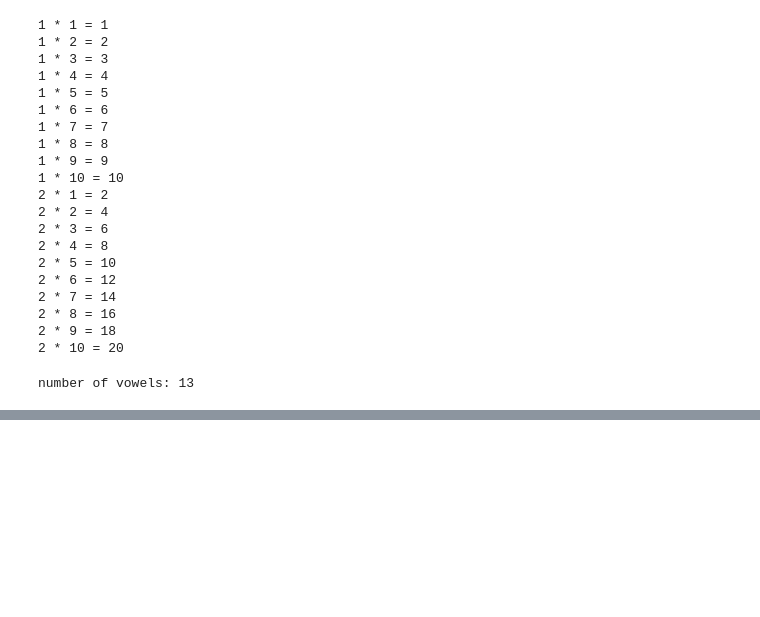
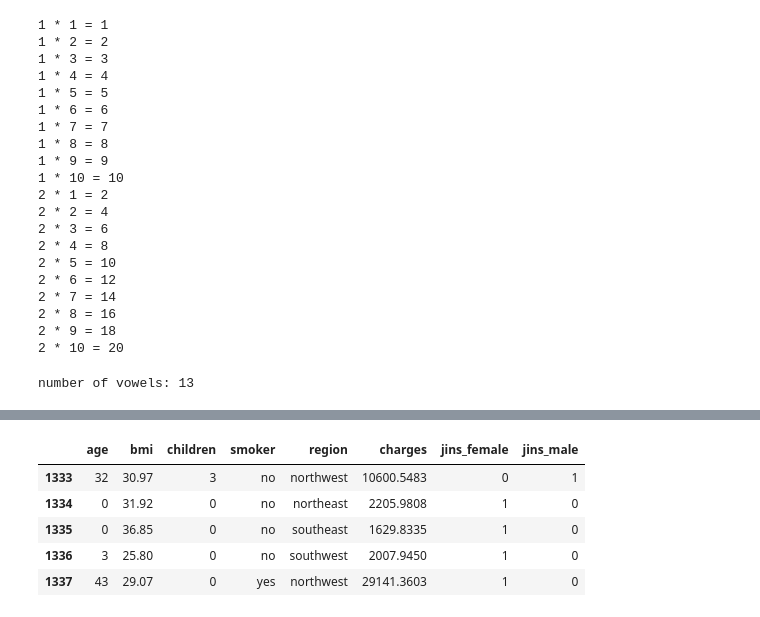
Before and after one commit to axrorbusan/salom, a Jupyter notebook: 7_dars/axror_7_dars.ipynb, the cells around one changed output, grey strips where cells are left out. Drawn from its saved outputs; the diff is of its cells as text; code cells hidden in the pictures; blank space fills up the shorter version.

```diff
--- a/7_dars/axror_7_dars.ipynb
+++ b/7_dars/axror_7_dars.ipynb
@@ -260,3 +260,9 @@ for charry in text:
 print("number of vowels:", count)
 # %% [output]
 number of vowels: 13
+# %%
+#encoding
+from sklearn.preprocessing import LabelEncoder
+encoder = LabelEncoder()
+df = pd.read_csv('insurance.csv')
+df.info()
@@ -262,0 +304,3 @@ number of vowels: 13
+# %%
+df['age']=encoder.fit_transform(df['age'])
+df.info()
@@ -262,0 +331,4 @@ number of vowels: 13
+# %%
+#one hot encoding
+dum_data = pd.get_dummies(df['sex'], prefix='jins', dtype=int)
+dum_data
@@ -262,0 +349,3 @@ number of vowels: 13
+# %%
+df=pd.concat([df.drop(columns='sex'), dum_data], axis=1)
+df.info()
@@ -262,0 +368,9 @@ number of vowels: 13
+# %%
+df.tail()
+# %% [output]
+|  | age | bmi | children | smoker | region | charges | jins_female | jins_male |
+| 1333 | 32 | 30.97 | 3 | no | northwest | 10600.5483 | 0 | 1 |
+| 1334 | 0 | 31.92 | 0 | no | northeast | 2205.9808 | 1 | 0 |
+| 1335 | 0 | 36.85 | 0 | no | southeast | 1629.8335 | 1 | 0 |
+| 1336 | 3 | 25.80 | 0 | no | southwest | 2007.9450 | 1 | 0 |
+| 1337 | 43 | 29.07 | 0 | yes | northwest | 29141.3603 | 1 | 0 |
```
Also changed, not shown: parts of 10 cells of this notebook, 1 other file.
